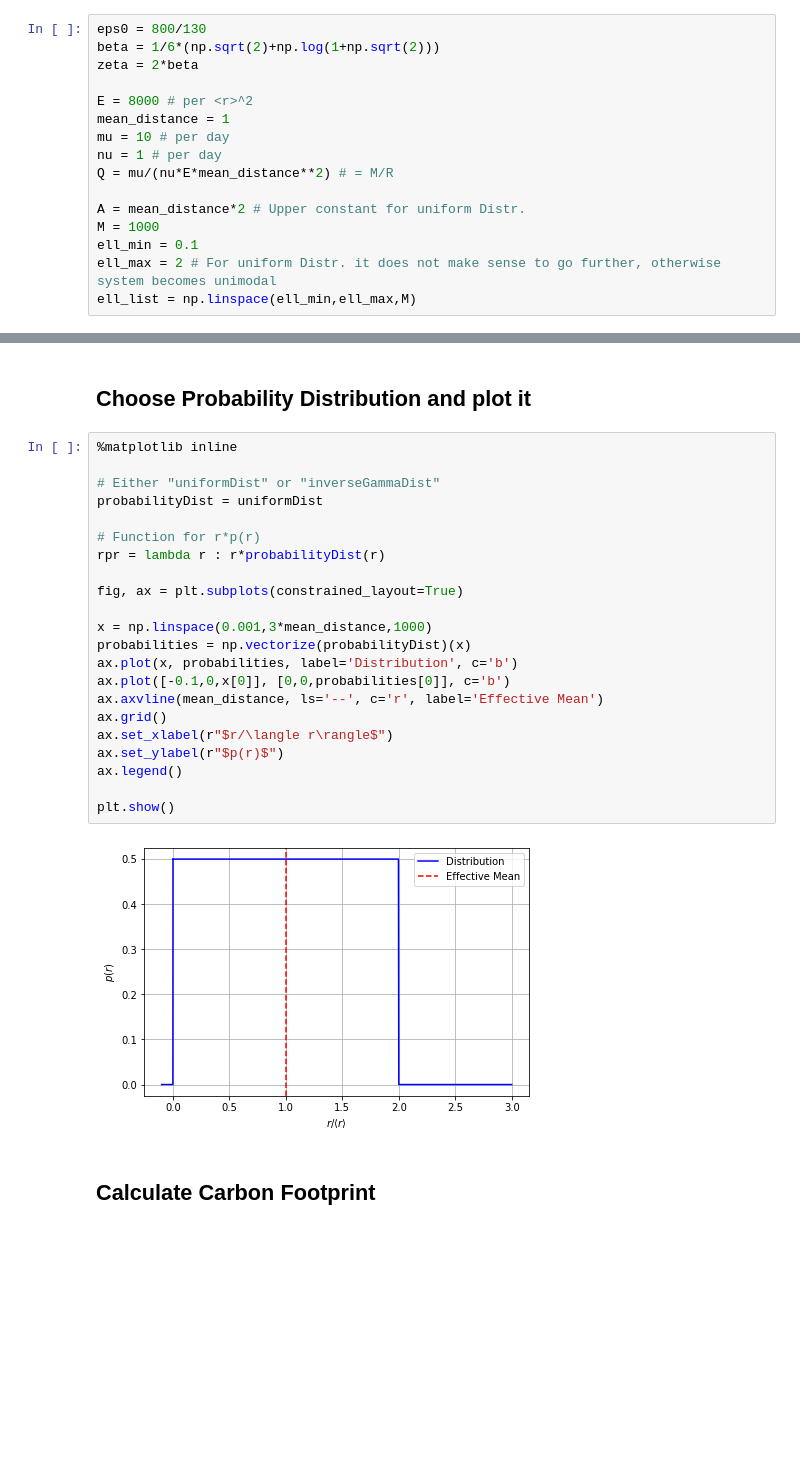
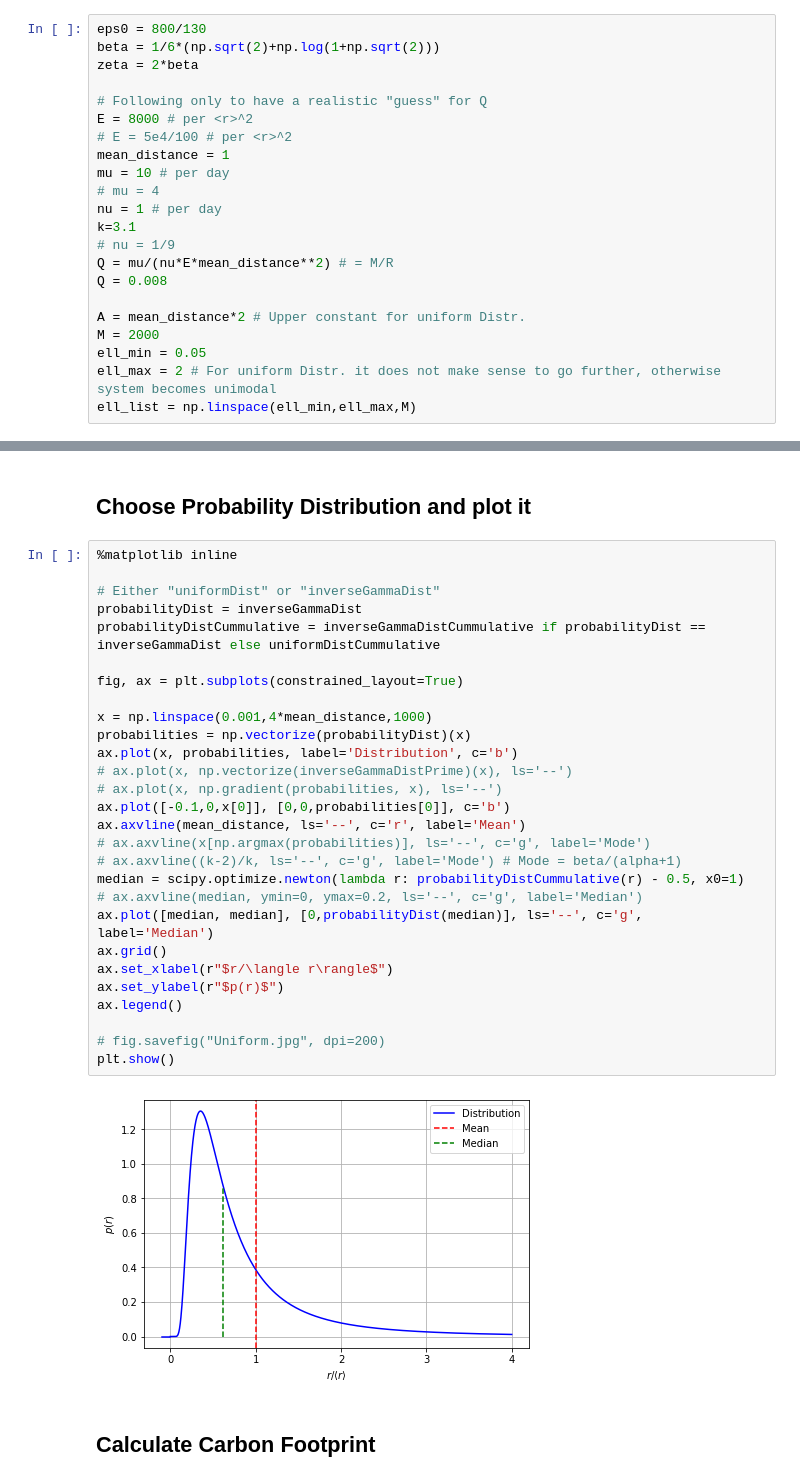
Before and after one commit to poss-group/bimodal_ridepooling, a Jupyter notebook: CarbonFootprintTheoryCalc.ipynb, the cells around one changed output, grey strips where cells are left out. Drawn from its saved outputs; the diff is of its cells as text; blank space fills up the shorter version.

```diff
--- a/CarbonFootprintTheoryCalc.ipynb
+++ b/CarbonFootprintTheoryCalc.ipynb
@@ -16,15 +17,21 @@ eps0 = 800/130
 beta = 1/6*(np.sqrt(2)+np.log(1+np.sqrt(2)))
 zeta = 2*beta
 
+# Following only to have a realistic "guess" for Q
 E = 8000 # per <r>^2
+# E = 5e4/100 # per <r>^2
 mean_distance = 1
 mu = 10 # per day
+# mu = 4
 nu = 1 # per day
+k=3.1
+# nu = 1/9
 Q = mu/(nu*E*mean_distance**2) # = M/R
+Q = 0.008
 
 A = mean_distance*2 # Upper constant for uniform Distr.
-M = 1000
-ell_min = 0.1
+M = 2000
+ell_min = 0.05
 ell_max = 2 # For uniform Distr. it does not make sense to go further, otherwise system becomes unimodal
 ell_list = np.linspace(ell_min,ell_max,M)
 # %%
@@ -68,27 +89,33 @@ Normalization factor for InverseGamma distribution:  0.8566604564575231
 # %%
 %matplotlib inline
 
 # Either "uniformDist" or "inverseGammaDist"
-probabilityDist = uniformDist
-
-# Function for r*p(r)
-rpr = lambda r : r*probabilityDist(r)
+probabilityDist = inverseGammaDist
+probabilityDistCummulative = inverseGammaDistCummulative if probabilityDist == inverseGammaDist else uniformDistCummulative
 
 fig, ax = plt.subplots(constrained_layout=True)
 
-x = np.linspace(0.001,3*mean_distance,1000)
+x = np.linspace(0.001,4*mean_distance,1000)
 probabilities = np.vectorize(probabilityDist)(x)
 ax.plot(x, probabilities, label='Distribution', c='b')
+# ax.plot(x, np.vectorize(inverseGammaDistPrime)(x), ls='--')
+# ax.plot(x, np.gradient(probabilities, x), ls='--')
 ax.plot([-0.1,0,x[0]], [0,0,probabilities[0]], c='b')
-ax.axvline(mean_distance, ls='--', c='r', label='Effective Mean')
+ax.axvline(mean_distance, ls='--', c='r', label='Mean')
+# ax.axvline(x[np.argmax(probabilities)], ls='--', c='g', label='Mode')
+# ax.axvline((k-2)/k, ls='--', c='g', label='Mode') # Mode = beta/(alpha+1)
+median = scipy.optimize.newton(lambda r: probabilityDistCummulative(r) - 0.5, x0=1)
+# ax.axvline(median, ymin=0, ymax=0.2, ls='--', c='g', label='Median')
+ax.plot([median, median], [0,probabilityDist(median)], ls='--', c='g', label='Median')
 ax.grid()
 ax.set_xlabel(r"$r/\langle r\rangle$")
 ax.set_ylabel(r"$p(r)$")
 ax.legend()
 
+# fig.savefig("Uniform.jpg", dpi=200)
 plt.show()
 # %% [output]
-[figure, old version]
+[figure, new version]
 # %% [markdown]
 ## Calculate Carbon Footprint
 # %%
```
Also changed, not shown: parts of 24 cells of this notebook.
